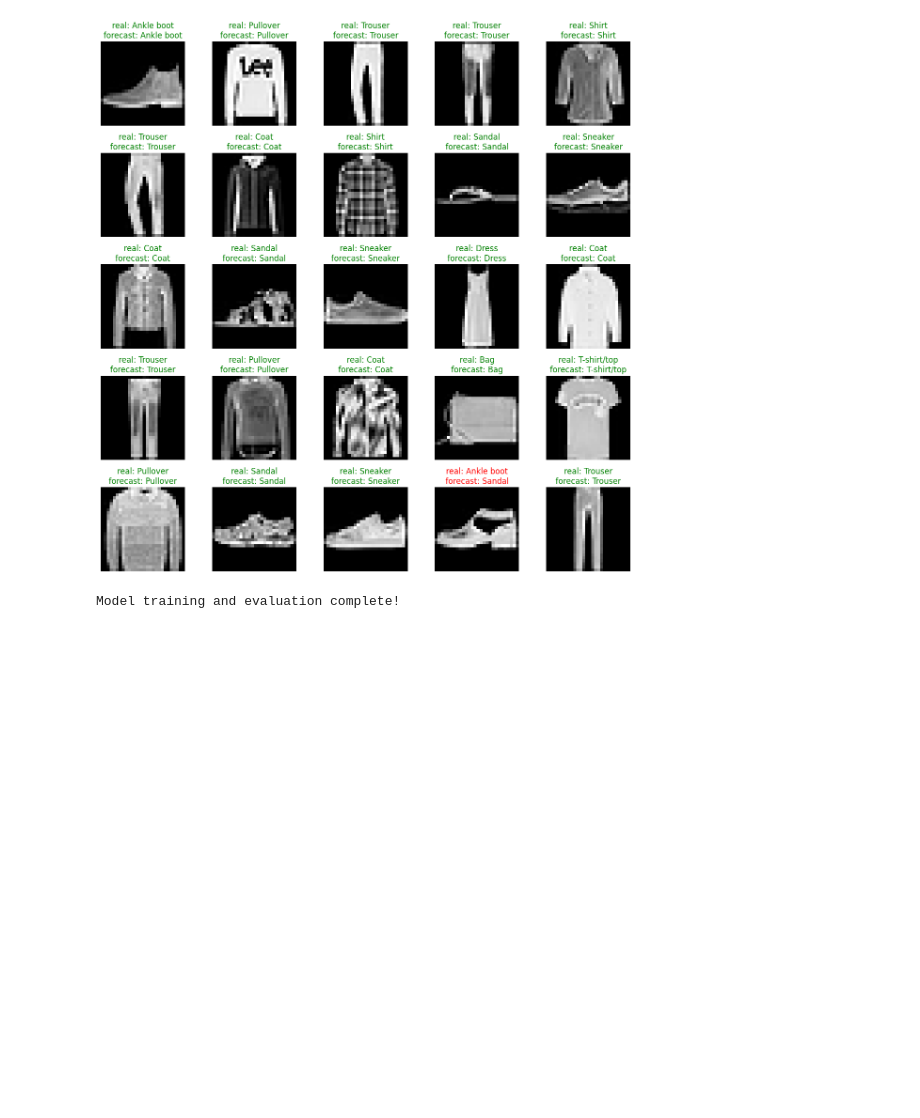
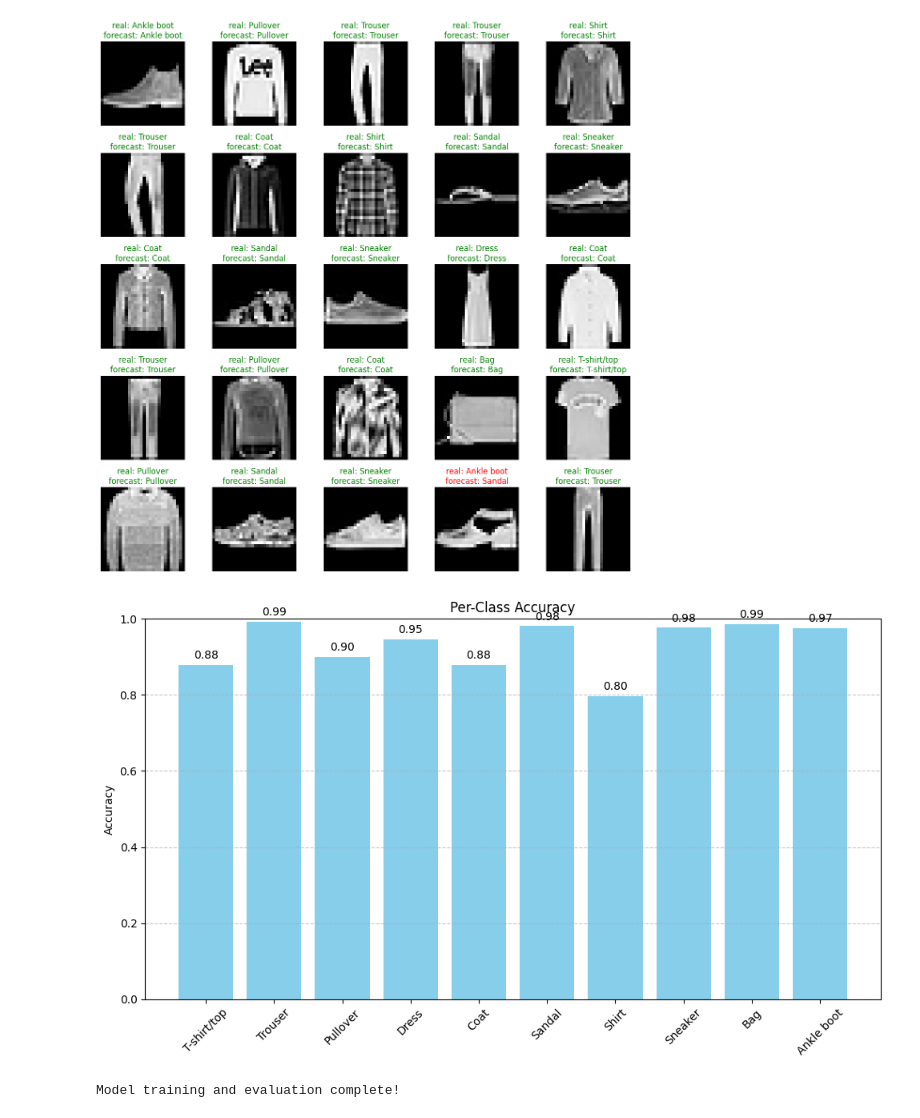
Before and after one commit to Drchennnn/CatDad, a Jupyter notebook: fashion-mnist/Custom CNN Model.ipynb, the cells around one changed output. Saved outputs shown, nothing was run; the diff lists cells and outputs as text; code cells hidden in the pictures; blank space fills up the shorter version.

```diff
--- a/fashion-mnist/Custom CNN Model.ipynb
+++ b/fashion-mnist/Custom CNN Model.ipynb
@@ -693,6 +694,31 @@ def visualize_predictions(model, test_loader, class_names, device, num_samples=2
 visualize_predictions(model, test_loader, class_names, device)
 # %% [output]
 [figure]
+# %%
+def plot_per_class_accuracy(y_true, y_pred, class_names):
+    cm = confusion_matrix(y_true, y_pred)
+    per_class_acc = cm.diagonal() / cm.sum(axis=1)
+
+    plt.figure(figsize=(10, 6))
+    bars = plt.bar(class_names, per_class_acc, color='skyblue')
+    plt.ylim(0.0, 1.0)
+    plt.ylabel('Accuracy')
+    plt.title('Per-Class Accuracy')
+
+    # Annotate values on top of each bar
+    for bar, acc in zip(bars, per_class_acc):
+        plt.text(bar.get_x() + bar.get_width() / 2, acc + 0.01, f'{acc:.2f}',
+                 ha='center', va='bottom', fontsize=10)
+
+    plt.xticks(rotation=45)
+    plt.grid(axis='y', linestyle='--', alpha=0.7)
+    plt.tight_layout()
+    plt.savefig('results/Per-Class_Accuracy.png')
+    plt.show()
+# %%
+plot_per_class_accuracy(y_true, y_pred, class_names)
+# %% [output]
+[figure, added]
 # %%
 torch.save({
     'model_state_dict': model.state_dict(),
```
Also changed, not shown: parts of 5 cells of this notebook, 7 other files.
